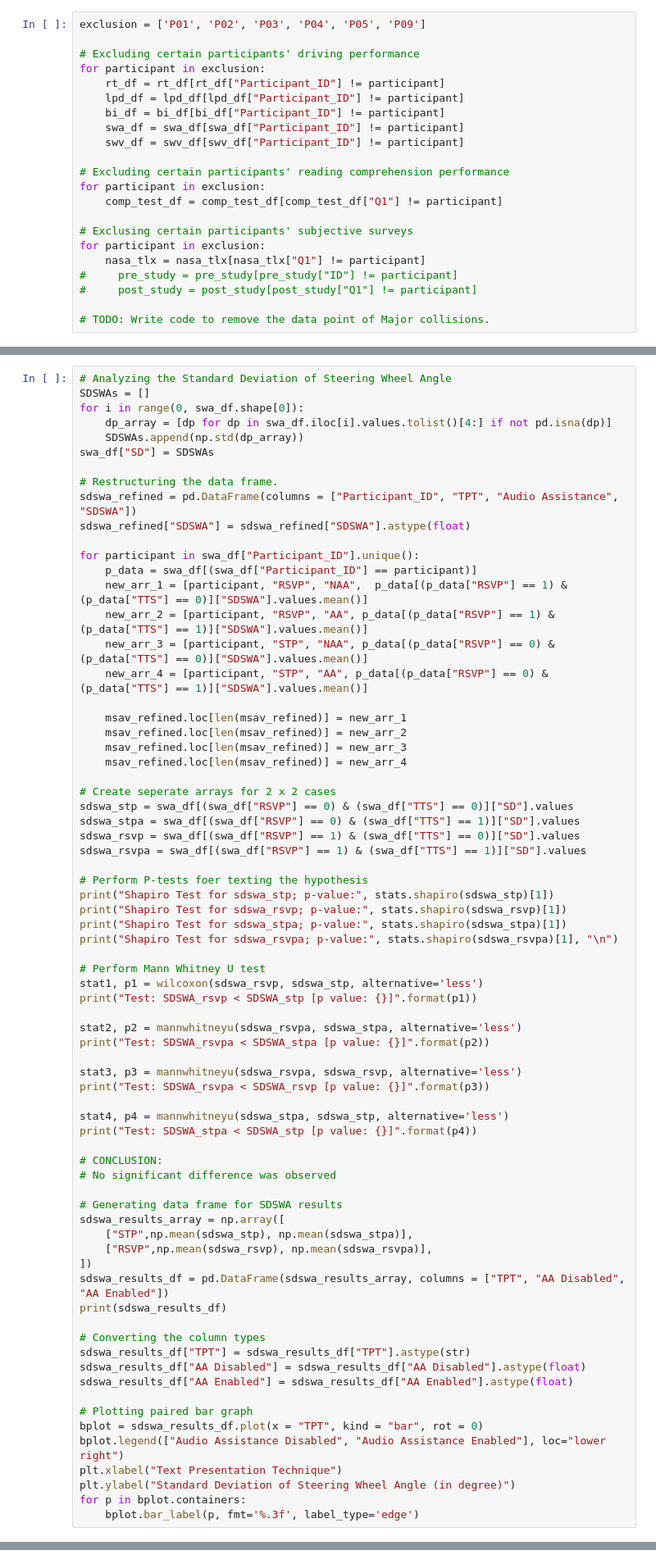
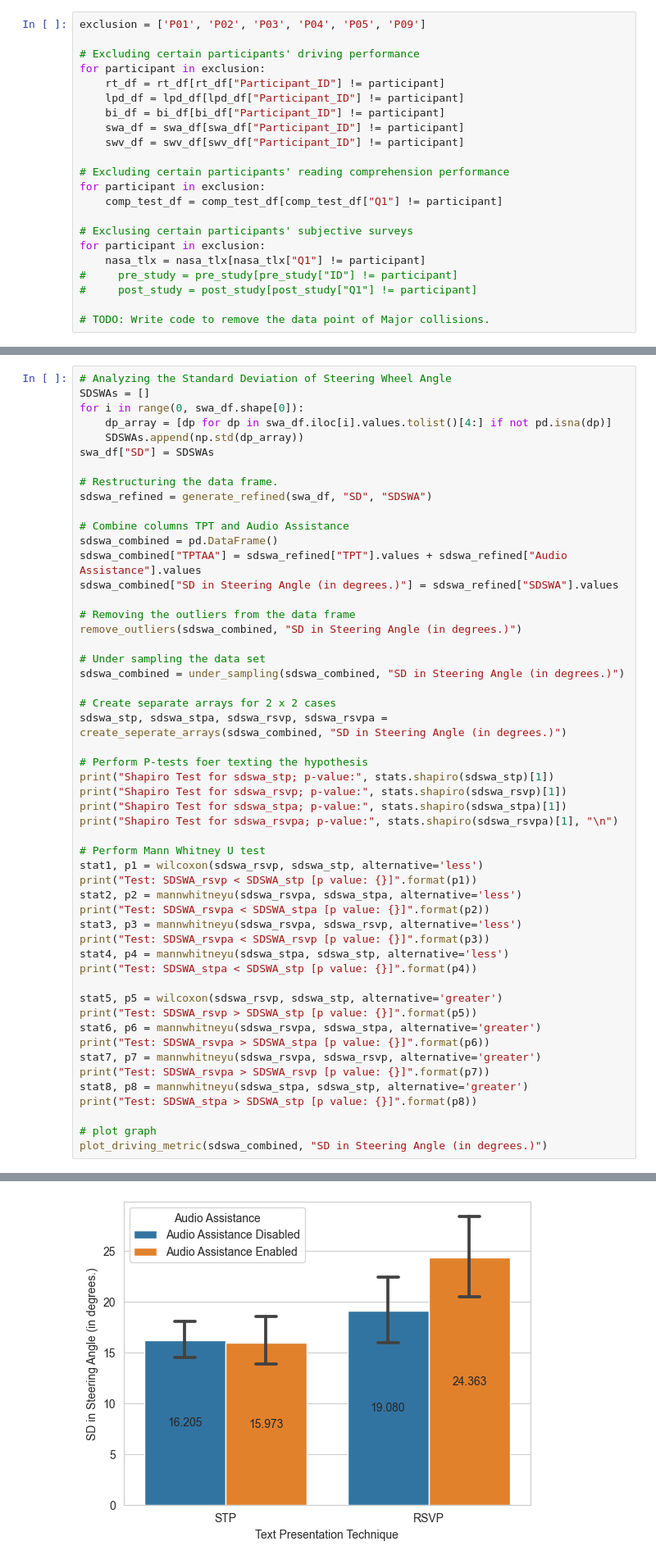
Before and after one commit to shh1v/NDRRI-Data-Analysis, a Jupyter notebook: analysis.ipynb, the cells around one changed output, grey strips where cells are left out. Shown at 82% size. Saved outputs shown, nothing was run; the diff lists cells and outputs as text.

```diff
--- a/analysis.ipynb
+++ b/analysis.ipynb
@@ -462,26 +424,21 @@ for i in range(0, swa_df.shape[0]):
 swa_df["SD"] = SDSWAs
 
 # Restructuring the data frame.
-sdswa_refined = pd.DataFrame(columns = ["Participant_ID", "TPT", "Audio Assistance", "SDSWA"])
-sdswa_refined["SDSWA"] = sdswa_refined["SDSWA"].astype(float)
+sdswa_refined = generate_refined(swa_df, "SD", "SDSWA")
 
-for participant in swa_df["Participant_ID"].unique():
-    p_data = swa_df[(swa_df["Participant_ID"] == participant)]
-    new_arr_1 = [participant, "RSVP", "NAA",  p_data[(p_data["RSVP"] == 1) & (p_data["TTS"] == 0)]["SDSWA"].values.mean()]
-    new_arr_2 = [participant, "RSVP", "AA", p_data[(p_data["RSVP"] == 1) & (p_data["TTS"] == 1)]["SDSWA"].values.mean()]
-    new_arr_3 = [participant, "STP", "NAA", p_data[(p_data["RSVP"] == 0) & (p_data["TTS"] == 0)]["SDSWA"].values.mean()]
-    new_arr_4 = [participant, "STP", "AA", p_data[(p_data["RSVP"] == 0) & (p_data["TTS"] == 1)]["SDSWA"].values.mean()]
+# Combine columns TPT and Audio Assistance
+sdswa_combined = pd.DataFrame()
+sdswa_combined["TPTAA"] = sdswa_refined["TPT"].values + sdswa_refined["Audio Assistance"].values
+sdswa_combined["SD in Steering Angle (in degrees.)"] = sdswa_refined["SDSWA"].values
 
-    msav_refined.loc[len(msav_refined)] = new_arr_1
-    msav_refined.loc[len(msav_refined)] = new_arr_2
-    msav_refined.loc[len(msav_refined)] = new_arr_3
-    msav_refined.loc[len(msav_refined)] = new_arr_4
+# Removing the outliers from the data frame
+remove_outliers(sdswa_combined, "SD in Steering Angle (in degrees.)")
 
-# Create seperate arrays for 2 x 2 cases
-sdswa_stp = swa_df[(swa_df["RSVP"] == 0) & (swa_df["TTS"] == 0)]["SD"].values
-sdswa_stpa = swa_df[(swa_df["RSVP"] == 0) & (swa_df["TTS"] == 1)]["SD"].values
-sdswa_rsvp = swa_df[(swa_df["RSVP"] == 1) & (swa_df["TTS"] == 0)]["SD"].values
-sdswa_rsvpa = swa_df[(swa_df["RSVP"] == 1) & (swa_df["TTS"] == 1)]["SD"].values
+# Under sampling the data set
+sdswa_combined = under_sampling(sdswa_combined, "SD in Steering Angle (in degrees.)")
+
+# Create separate arrays for 2 x 2 cases
+sdswa_stp, sdswa_stpa, sdswa_rsvp, sdswa_rsvpa = create_seperate_arrays(sdswa_combined, "SD in Steering Angle (in degrees.)")
 
 # Perform P-tests foer texting the hypothesis
 print("Shapiro Test for sdswa_stp; p-value:", stats.shapiro(sdswa_stp)[1])
@@ -492,37 +449,22 @@ print("Shapiro Test for sdswa_rsvpa; p-value:", stats.shapiro(sdswa_rsvpa)[1], "
 # Perform Mann Whitney U test
 stat1, p1 = wilcoxon(sdswa_rsvp, sdswa_stp, alternative='less')
 print("Test: SDSWA_rsvp < SDSWA_stp [p value: {}]".format(p1))
-
 stat2, p2 = mannwhitneyu(sdswa_rsvpa, sdswa_stpa, alternative='less')
 print("Test: SDSWA_rsvpa < SDSWA_stpa [p value: {}]".format(p2))
-
 stat3, p3 = mannwhitneyu(sdswa_rsvpa, sdswa_rsvp, alternative='less')
 print("Test: SDSWA_rsvpa < SDSWA_rsvp [p value: {}]".format(p3))
-
 stat4, p4 = mannwhitneyu(sdswa_stpa, sdswa_stp, alternative='less')
 print("Test: SDSWA_stpa < SDSWA_stp [p value: {}]".format(p4))
 
-# CONCLUSION:
-# No significant difference was observed
+stat5, p5 = wilcoxon(sdswa_rsvp, sdswa_stp, alternative='greater')
+print("Test: SDSWA_rsvp > SDSWA_stp [p value: {}]".format(p5))
+stat6, p6 = mannwhitneyu(sdswa_rsvpa, sdswa_stpa, alternative='greater')
+print("Test: SDSWA_rsvpa > SDSWA_stpa [p value: {}]".format(p6))
+stat7, p7 = mannwhitneyu(sdswa_rsvpa, sdswa_rsvp, alternative='greater')
+print("Test: SDSWA_rsvpa > SDSWA_rsvp [p value: {}]".format(p7))
+stat8, p8 = mannwhitneyu(sdswa_stpa, sdswa_stp, alternative='greater')
+print("Test: SDSWA_stpa > SDSWA_stp [p value: {}]".format(p8))
 
-# Generating data frame for SDSWA results
-sdswa_results_array = np.array([
-    ["STP",np.mean(sdswa_stp), np.mean(sdswa_stpa)],
-    ["RSVP",np.mean(sdswa_rsvp), np.mean(sdswa_rsvpa)],
-])
-sdswa_results_df = pd.DataFrame(sdswa_results_array, columns = ["TPT", "AA Disabled", "AA Enabled"])
-print(sdswa_results_df)
-
-# Converting the column types
-sdswa_results_df["TPT"] = sdswa_results_df["TPT"].astype(str)
-sdswa_results_df["AA Disabled"] = sdswa_results_df["AA Disabled"].astype(float)
-sdswa_results_df["AA Enabled"] = sdswa_results_df["AA Enabled"].astype(float)
-
-# Plotting paired bar graph
-bplot = sdswa_results_df.plot(x = "TPT", kind = "bar", rot = 0)
-bplot.legend(["Audio Assistance Disabled", "Audio Assistance Enabled"], loc="lower right")
-plt.xlabel("Text Presentation Technique")
-plt.ylabel("Standard Deviation of Steering Wheel Angle (in degree)")
-for p in bplot.containers:
-    bplot.bar_label(p, fmt='%.3f', label_type='edge')
+# plot graph
+plot_driving_metric(sdswa_combined, "SD in Steering Angle (in degrees.)")
 # %% [output]
@@ -530,2 +485,3 @@ KeyError: 'SDSWA'
+[figure, added]
 # %%
 # Analysing the Breaking Input Rate
```
Also changed, not shown: parts of 7 cells of this notebook.
